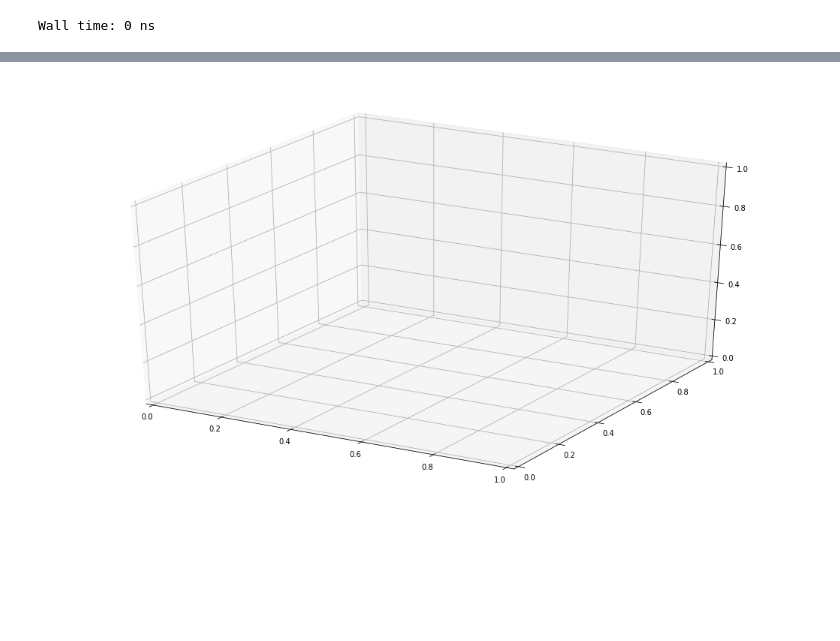
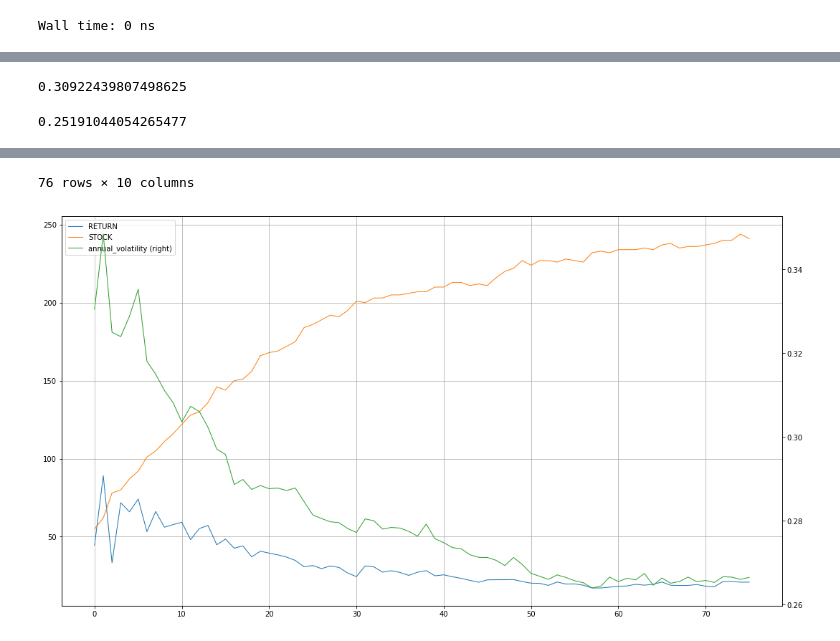
Before and after one commit to dxcv/ML4M, a Jupyter notebook: notebook/turtle_2system_common_score.ipynb, the cells around one changed output, grey strips where cells are left out. Cells and saved outputs as stored; diff of their text form; code cells hidden in the pictures; blank space fills up the shorter version.

```diff
--- a/notebook/turtle_2system_common_score.ipynb
+++ b/notebook/turtle_2system_common_score.ipynb
@@ -504,13 +502,13 @@ TURTLE_LONG_SELL_N = 60
 
 # for i in range(6, 19, 1):
 # for i in range(11, 14, 1):
-for i in range(50, 71, 1):
+# for i in range(15, 81, 1):
     time.ctime()
     print(i)
-#     global TURTLE_POS
-#     TURTLE_POS = i * 5
-    TURTLE_LONG_BUY_N = i
-    TURTLE_LONG_SELL_N = i
+    global TURTLE_POS
+    TURTLE_POS = i
+#     TURTLE_LONG_BUY_N = i
+#     TURTLE_LONG_SELL_N = i
 
     stock_df_dict = None
     show_df = None
@@ -702,25 +598,30 @@ from matplotlib.ticker import LinearLocator, FormatStrFormatter
 import numpy as np
 plt.rcParams['figure.figsize'] = [18, 10]
 
+# df = pd.read_csv('../database/2018-09-10-00-18-21.csv')
 df = score_df.copy()
 df.drop(columns=['MA_SHORT', 'MA_LONG', 'X_DAY_RETURN'], inplace=True)
-df = df.loc[:, ['TURTLE_POS', 'ROLLMAX', 'RETURN']]
+df = df.loc[:, ['TURTLE_POS', 'ROLLMAX', 'RETURN', 'MAXDROPDOWN', 'STOCK', 'ORDER', 'annual_volatility', 'FREECASH_DAY', 'alpha', 'beta']]
 # df.set_index(keys='TURTLE_POS', inplace=True)
 # df.sort_values(by='RETURN', ascending=False)
 # df
 
-# df = df.groupby(by='ROLLMAX').sum()
+# df = df.groupby(by=['TURTLE_POS', 'ROLLMAX']).count()
+# df.groupby(by=['ROLLMAX']).count()
 # df = df.groupby(by='ROLLMAX').mean()
+
+# df.groupby(by=['TURTLE_POS']).count()
 # df = df.groupby(by='TURTLE_POS').mean()
-# df.sort_values(by='RETURN', ascending=False)
-# df
 
-df[df['TURTLE_POS'] == 15]
+emp.annual_volatility(benchmark, period='daily')
+emp.annual_volatility(benchmark[:250], period='daily')
 
-# ax = df.plot(kind='line', x='ROLLMAX', y='RETURN', label='RETURN', linewidth=1, grid=True)
+df
+ax = df.plot(kind='line', y=['RETURN', 'STOCK'], label='RETURN', linewidth=1, grid=True)
+ax = df.plot(kind='line', y=['annual_volatility'], secondary_y=True, linewidth=1, grid=True, ax=ax)
 
-fig = plt.figure()
-ax = fig.add_subplot(111, projection='3d')
+# fig = plt.figure()
+# ax = fig.add_subplot(111, projection='3d')
 # ax.bar(left='ROLLMAX', height='TURTLE_POS', zs='RETURN', zdir='TURTLE_POS', alpha=0.8)
 # ax.bar(left=df['ROLLMAX'], height=df['TURTLE_POS'], zs=df['RETURN'], zdir=df['TURTLE_POS'], alpha=0.8)
 
@@ -740,3 +641,5 @@ ax = fig.add_subplot(111, projection='3d')
 # ax.plot_surface(X, Y, Z)
 # ax.bar(left=x, height=y, zs=Z, zdir=Z, alpha=0.8)
 # %% [output]
+0.30922439807498625
+0.25191044054265477
@@ -745 +663,2 @@ ax = fig.add_subplot(111, projection='3d')
+76 rows × 10 columns
-[figure, old version]
+[figure, new version]
```
Also changed, not shown: parts of 5 cells of this notebook.
